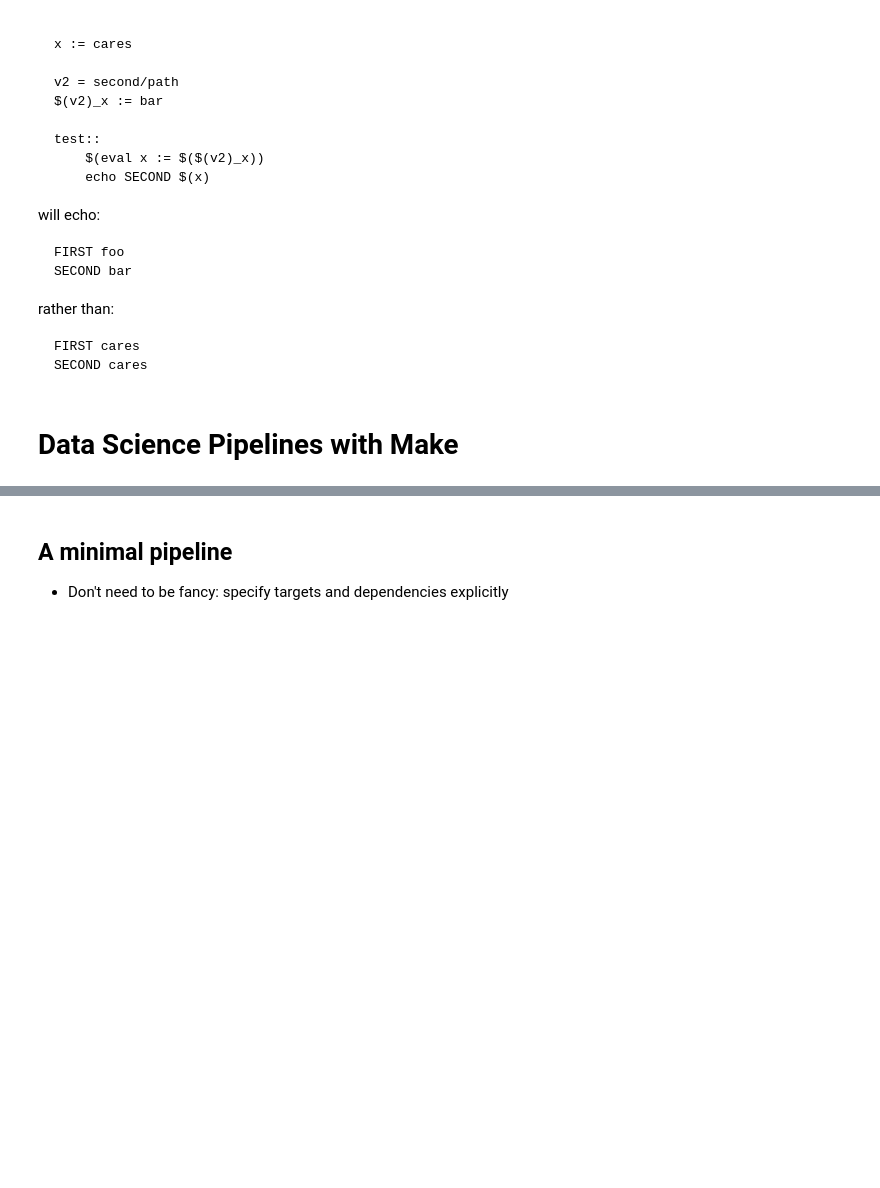
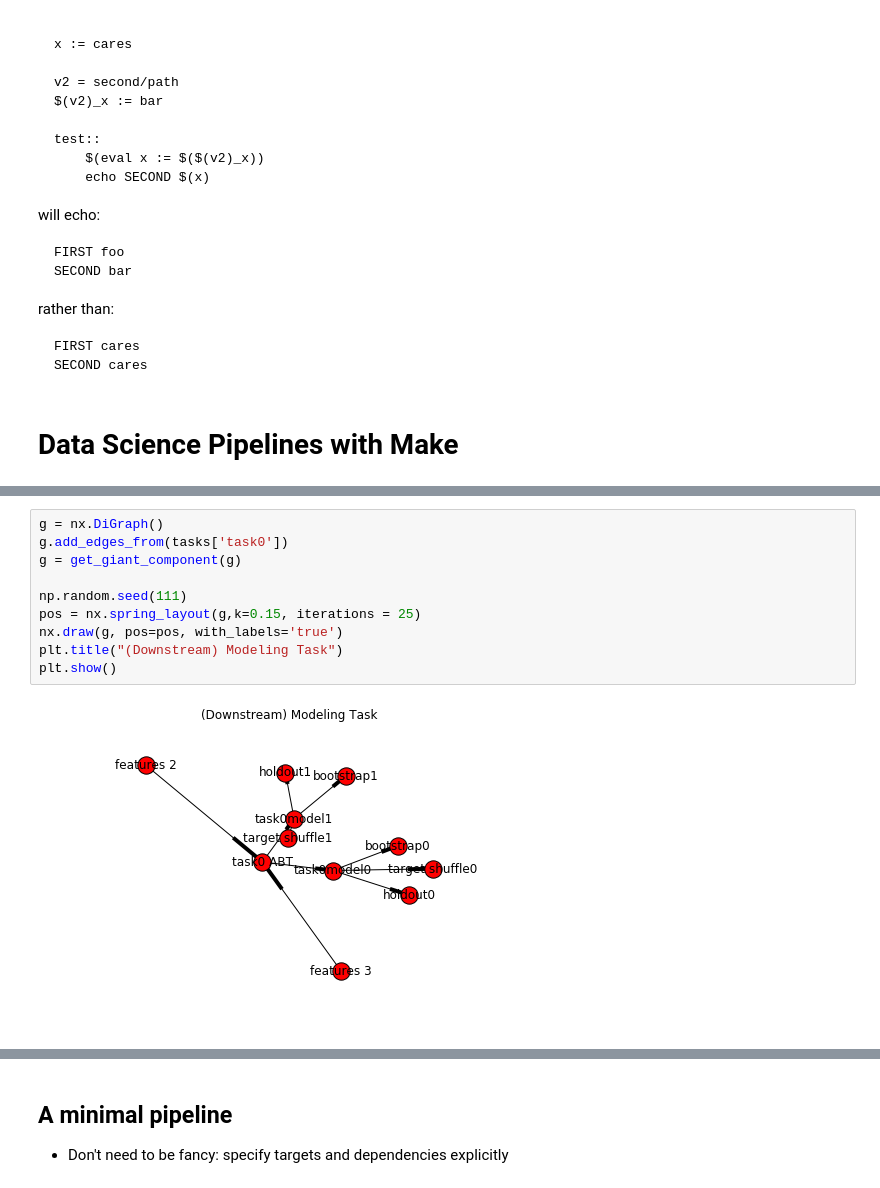
Before and after one commit to dmarx/make_for_datascience, a Jupyter notebook: presentation/presentation.ipynb, the cells around one changed output, grey strips where cells are left out. Saved outputs shown, nothing was run; the diff lists cells and outputs as text; blank space fills up the shorter version.

```diff
--- a/presentation/presentation.ipynb
+++ b/presentation/presentation.ipynb
@@ -316,0 +383,12 @@ SECOND cares
+# %%
+g = nx.DiGraph()
+g.add_edges_from(tasks['task0'])
+g = get_giant_component(g)
+
+np.random.seed(111)
+pos = nx.spring_layout(g,k=0.15, iterations = 25)
+nx.draw(g, pos=pos, with_labels='true')
+plt.title("(Downstream) Modeling Task")
+plt.show()
+# %% [output]
+[figure, added]
```
Also changed, not shown: parts of 9 cells of this notebook, 1 other file.
